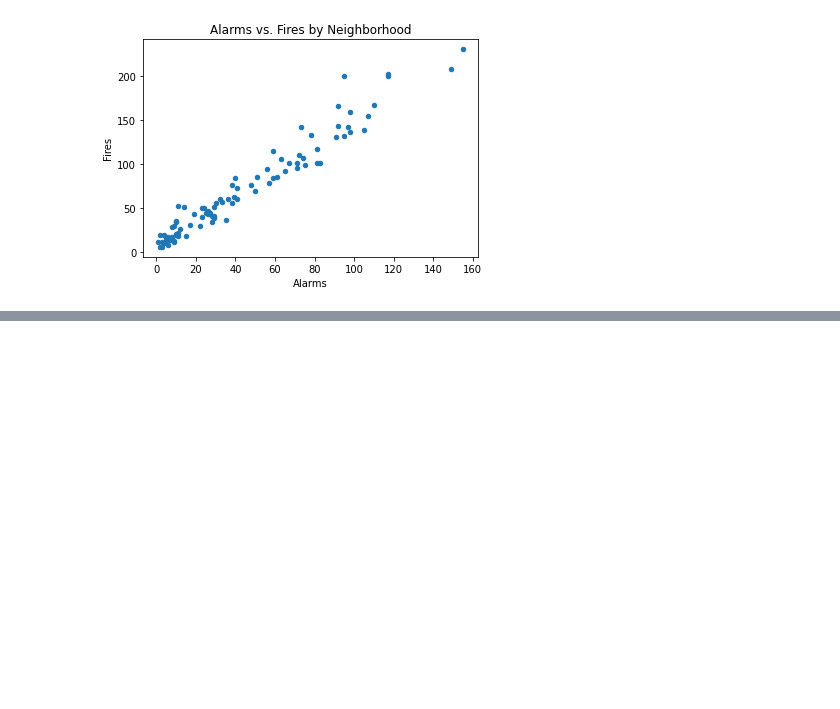
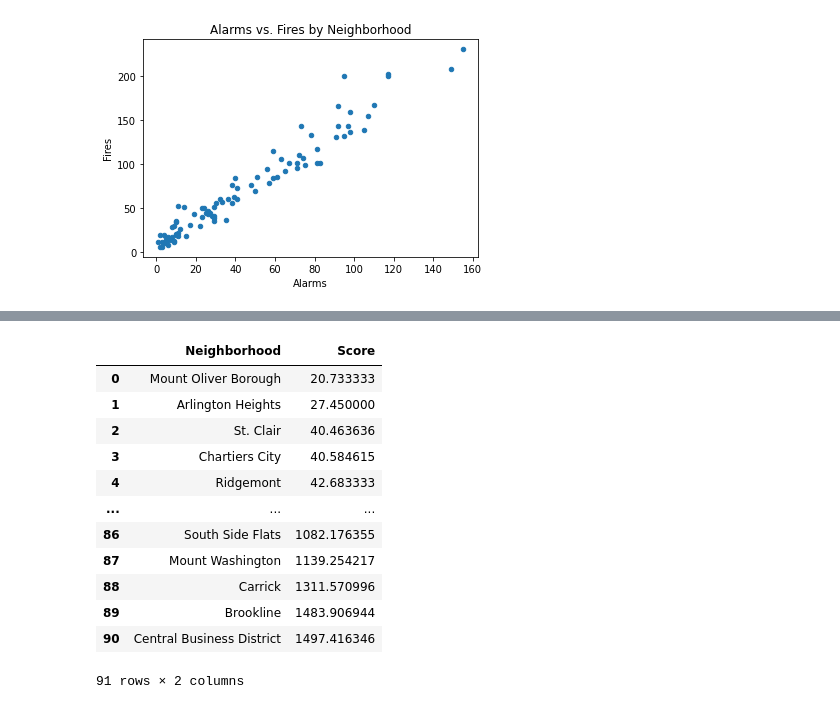
Before and after one commit to Casey4D/Group-10-Final-Project, a Jupyter notebook: Final-Notebook.ipynb, the cells around one changed output, grey strips where cells are left out. Cells and saved outputs as stored; diff of their text form; code cells hidden in the pictures; blank space fills up the shorter version.

```diff
--- a/Final-Notebook.ipynb
+++ b/Final-Notebook.ipynb
@@ -226,0 +234,39 @@ final_data.head(20)
+# %%
+final_ranking = []
+for neighborhood in neighborhoods:
+    #neighbborhoodarrests
+    fdc = 0
+    while fdc < neighborhoodarrests["INCIDENTNEIGHBORHOOD"].count():
+        if neighborhoodarrests.iloc[fdc,0] == neighborhood:
+            arrest_cnt = neighborhoodarrests.iloc[fdc,1]
+        fdc = fdc + 1
+    #final_data
+    fdc = 0
+    while fdc < final_data["Neighborhoods"].count():
+        if final_data.iloc[fdc,0] == neighborhood:
+            fire_final = final_data.iloc[fdc,4]
+        fdc = fdc + 1
+    #nbhcount
+    fdc = 0
+    nbh_final = nbhcount.loc[neighborhood]
+    avg_score = arrest_cnt/10 + fire_final + nbh_final
+    final_ranking.append(avg_score)
+ranking = pd.DataFrame({"Neighborhood": neighborhoods, "Score": final_ranking})
+ranking = ranking.sort_values(by=['Score'])
+ranking = ranking.reset_index()
+ranking = ranking.drop(['index'], axis=1)
+ranking
+# %% [output]
+|  | Neighborhood | Score |
+| 0 | Mount Oliver Borough | 20.733333 |
+| 1 | Arlington Heights | 27.450000 |
+| 2 | St. Clair | 40.463636 |
+| 3 | Chartiers City | 40.584615 |
+| 4 | Ridgemont | 42.683333 |
+| ... | ... | ... |
+| 86 | South Side Flats | 1082.176355 |
+| 87 | Mount Washington | 1139.254217 |
+| 88 | Carrick | 1311.570996 |
+| 89 | Brookline | 1483.906944 |
+| 90 | Central Business District | 1497.416346 |
+91 rows × 2 columns
```
Also changed, not shown: parts of 18 cells of this notebook, 3 other files.
